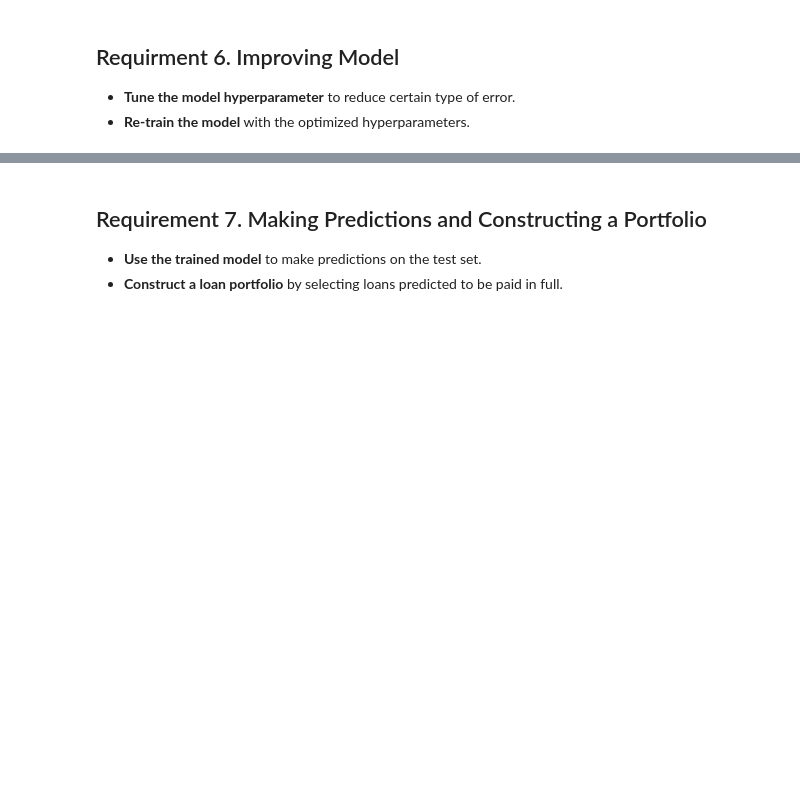
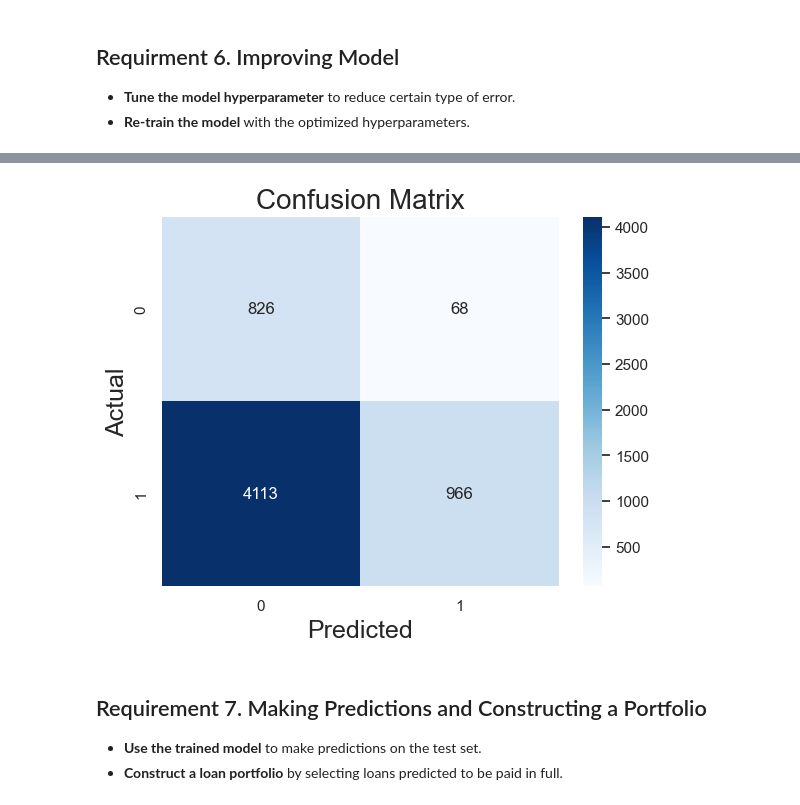
Before and after one commit to zllu2/lending_club_case, a Jupyter notebook: lending_club_case_analysis.ipynb, the cells around one changed output, grey strips where cells are left out. Cells and saved outputs as stored; diff of their text form; code cells hidden in the pictures; blank space fills up the shorter version.

```diff
--- a/lending_club_case_analysis.ipynb
+++ b/lending_club_case_analysis.ipynb
@@ -544,6 +564,10 @@ print(class_report)
     accuracy                           0.30      5973
    macro avg       0.55      0.56      0.30      5973
 weighted avg       0.82      0.30      0.31      5973
+# %%
+confusion_matrix(l_test, l_pred, [0, 1])
+# %% [output]
+[figure, added]
 # %% [markdown]
 ## Requirement 7. Making Predictions and Constructing a Portfolio
 - **Use the trained model** to make predictions on the test set.
```
Also changed, not shown: parts of 24 cells of this notebook.
